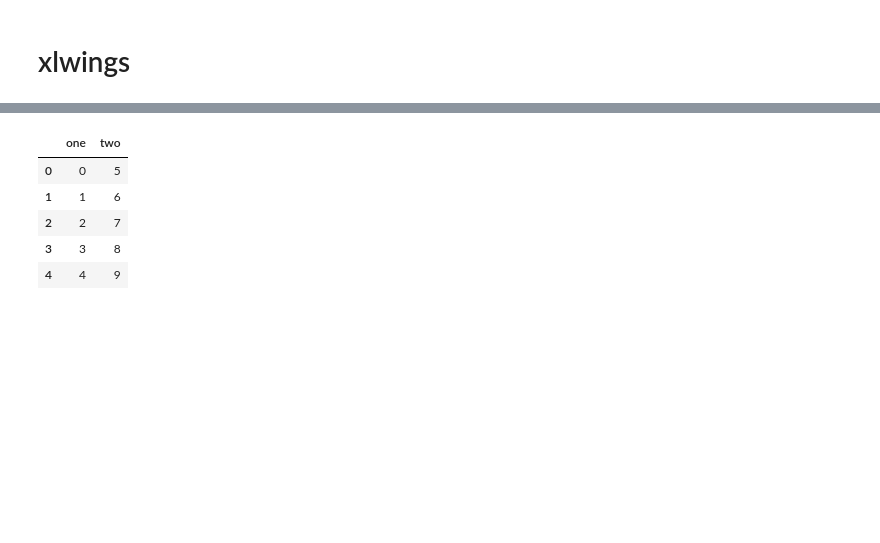
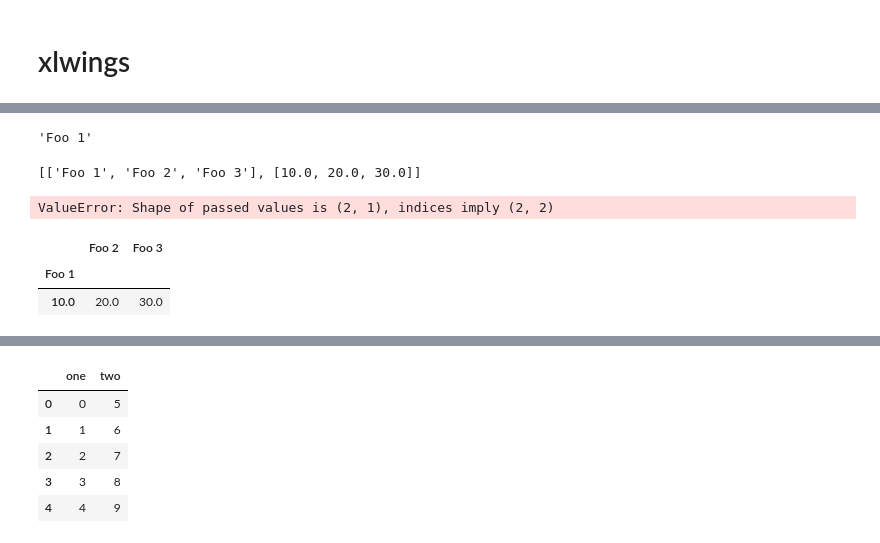
Before and after one commit to Justin-QJ/PythonForExcel, a Jupyter notebook: JupyterNotebooks/xlwings.ipynb, the cells around one changed output, grey strips where cells are left out. Saved outputs shown, nothing was run; the diff lists cells and outputs as text; code cells hidden in the pictures; blank space fills up the shorter version.

```diff
--- a/JupyterNotebooks/xlwings.ipynb
+++ b/JupyterNotebooks/xlwings.ipynb
@@ -2,0 +27,36 @@
+# %%
+# Instantiate a sheet object
+
+sheet = wb.sheets['Sheet1']
+# %%
+# Reading/writing values to/from ranges is as easy as
+
+sheet['A1'].value = 'Foo 1'
+# %%
+sheet['A1'].value
+# %% [output]
+'Foo 1'
+# %%
+# There are many convenience features available, e.g. Range expanding
+
+sheet['A1'].value = [['Foo 1', 'Foo 2', 'Foo 3'],
+                     [10.0, 20.0, 30.0]]
+# %%
+sheet['A1'].expand().value
+# %% [output]
+[['Foo 1', 'Foo 2', 'Foo 3'], [10.0, 20.0, 30.0]]
+# %%
+# Powerful converters handle most data types of interest, including
+# NumPy arrays and Pandas DataFrames in both directions
+
+import pandas as pd
+df = pd.DataFrame([1, 2], [3, 4], columns=['a', 'b'])
+sheet['A1'].value = df
+# %% [output]
+ValueError: Shape of passed values is (2, 1), indices imply (2, 2)
+# %%
+sheet['A1'].options(pd.DataFrame, expand='table').value
+# %% [output]
+|  | Foo 2 | Foo 3 |
+| Foo 1 |  |  |
+| 10.0 | 20.0 | 30.0 |
```
Also changed, not shown: parts of 8 cells of this notebook.
